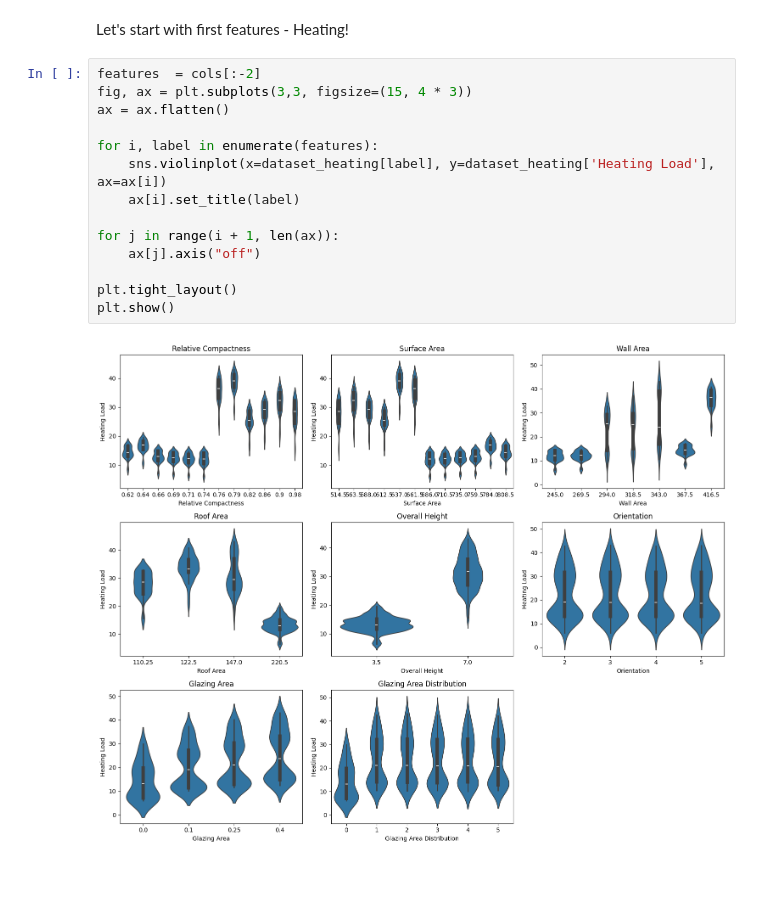
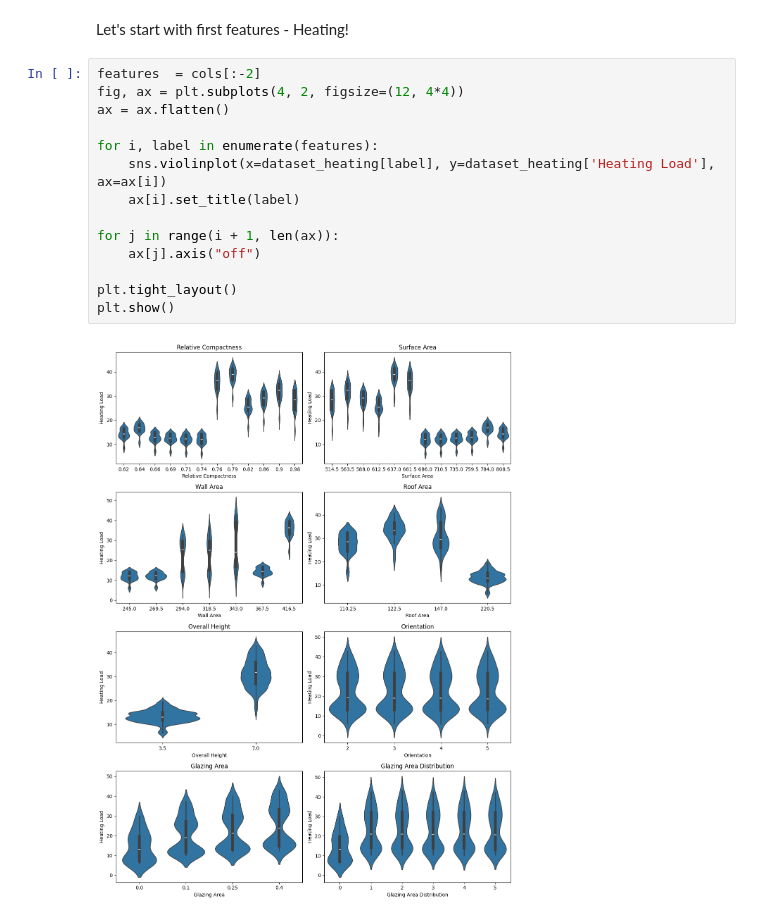
Before and after one commit to matcze/energy_efficient, a Jupyter notebook: energy_efficient.ipynb, the cells around one changed output. Cells and saved outputs as stored; diff of their text form; blank space fills up the shorter version.

Commit message:
fix graphs

```diff
--- a/energy_efficient.ipynb
+++ b/energy_efficient.ipynb
@@ -68,17 +68,17 @@ dataset_cooling
 Let's start with first features - Heating!
 # %%
 features  = cols[:-2]
-fig, ax = plt.subplots(3,3, figsize=(15, 4 * 3))
+fig, ax = plt.subplots(4, 2, figsize=(12, 4*4))
 ax = ax.flatten()
 
 for i, label in enumerate(features):
     sns.violinplot(x=dataset_heating[label], y=dataset_heating['Heating Load'], ax=ax[i])
     ax[i].set_title(label)
 
 for j in range(i + 1, len(ax)):
     ax[j].axis("off")
 
 plt.tight_layout()
 plt.show()
 # %% [output]
-[figure, old version]
+[figure, new version]
```
